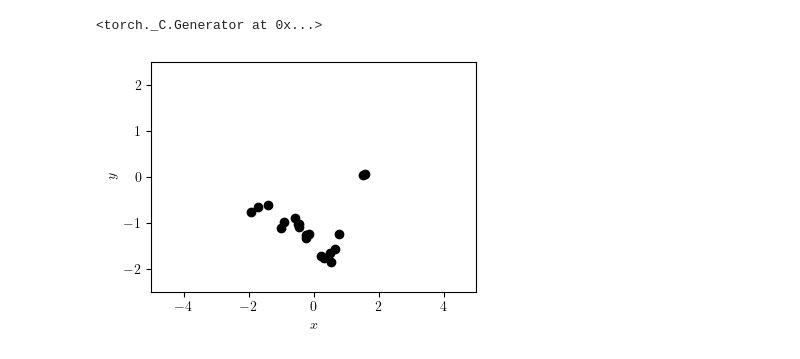
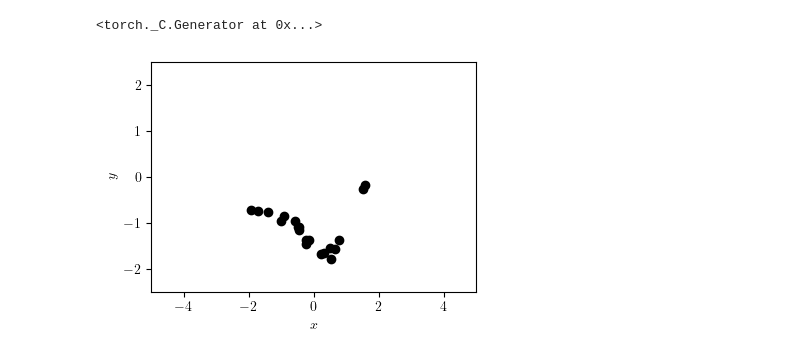
Before and after one commit to ethanharvey98/Occams-razor, a Jupyter notebook: notebooks/varying_signal_and_noise.ipynb, the cells around one changed output. Cells and saved outputs as stored; diff of their text form; code cells hidden in the pictures.

```diff
--- a/notebooks/varying_signal_and_noise.ipynb
+++ b/notebooks/varying_signal_and_noise.ipynb
@@ -41,26 +41,26 @@ torch.manual_seed(seed)
 # %%
 N = 20
 D = 1
 X_numpy = np.random.randn(N, D)
-#K = utils.rbf_kernel(X_numpy, X_numpy, lengthscale=1.0, outputscale=1.0)
-K = utils.matern_kernel(X_numpy, X_numpy, lengthscale=1.0, nu=2.5, outputscale=1.0)
+K = utils.rbf_kernel(X_numpy, X_numpy, lengthscale=1.0, outputscale=1.0)
+# K = utils.matern_kernel(X_numpy, X_numpy, lengthscale=1.0, nu=2.5, outputscale=1.0)
 #y_numpy = np.sin(3 * np.sum(X_numpy, axis=1, keepdims=True)) + 0.1 * np.random.randn(N, 1)
 y_numpy = np.random.multivariate_normal(mean=np.zeros(N), cov=K, size=1).reshape(N, 1) + 0.1 * np.random.randn(N, 1)
 
 X = torch.tensor(X_numpy.reshape(-1, 1), dtype=torch.float64)
 y = torch.tensor(y_numpy.reshape(-1, 1), dtype=torch.float64)
 
 ncols, nrows = 1, 1
 fig, ax = plt.subplots(figsize=(4*ncols, 3*nrows), ncols=ncols, nrows=nrows)
 
 ax.scatter(X_numpy, y_numpy, color="#000000")
 ax.set_xlabel(r"$x$")
 ax.set_ylabel(r"$y$")
 ax.set_xlim([-5, 5])
 ax.set_ylim([-2.5, 2.5])
 
 fig.tight_layout()
 plt.show()
 # %% [output]
-[figure, old version]
+[figure, new version]
 # %%
```
Also changed, not shown: parts of 8 cells of this notebook, 9 other files.
